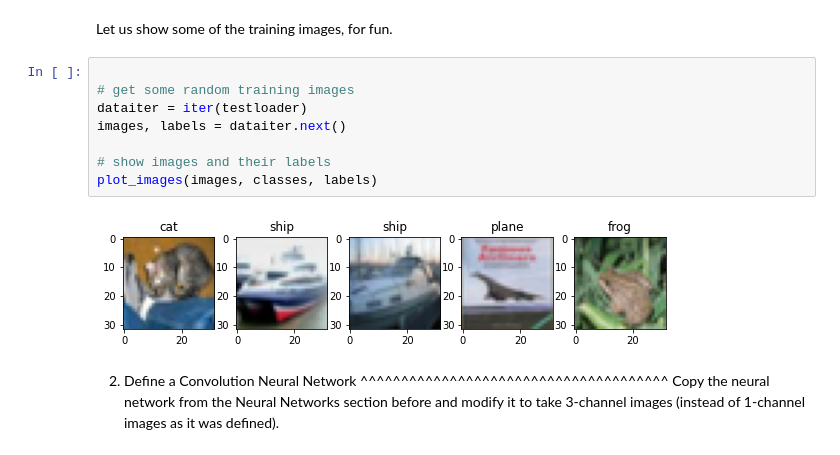
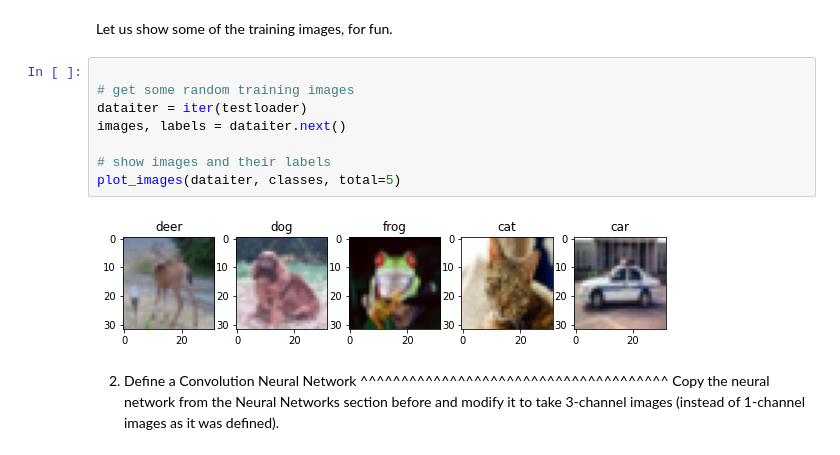
Before and after one commit to namanshrimali/TSAI_EVA, a Jupyter notebook: Assignment_8.ipynb, the cells around one changed output. Drawn from its saved outputs; the diff is of its cells as text.

```diff
--- a/Assignment_8.ipynb
+++ b/Assignment_8.ipynb
@@ -39,13 +39,13 @@ Let us show some of the training images, for fun.
 # %%
 
 # get some random training images
 dataiter = iter(testloader)
 images, labels = dataiter.next()
 
 # show images and their labels
-plot_images(images, classes, labels)
+plot_images(dataiter, classes, total=5)
 # %% [output]
-[figure, old version]
+[figure, new version]
 # %% [markdown]
 2. Define a Convolution Neural Network
 ^^^^^^^^^^^^^^^^^^^^^^^^^^^^^^^^^^^^^^
```
Also changed, not shown: parts of 6 cells of this notebook, 4 other files.
